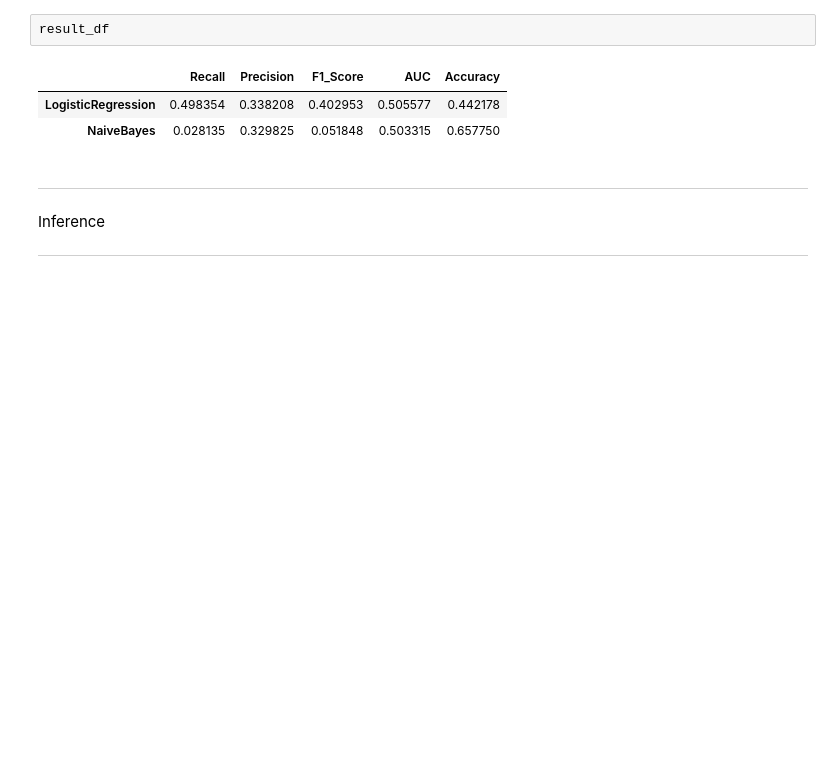
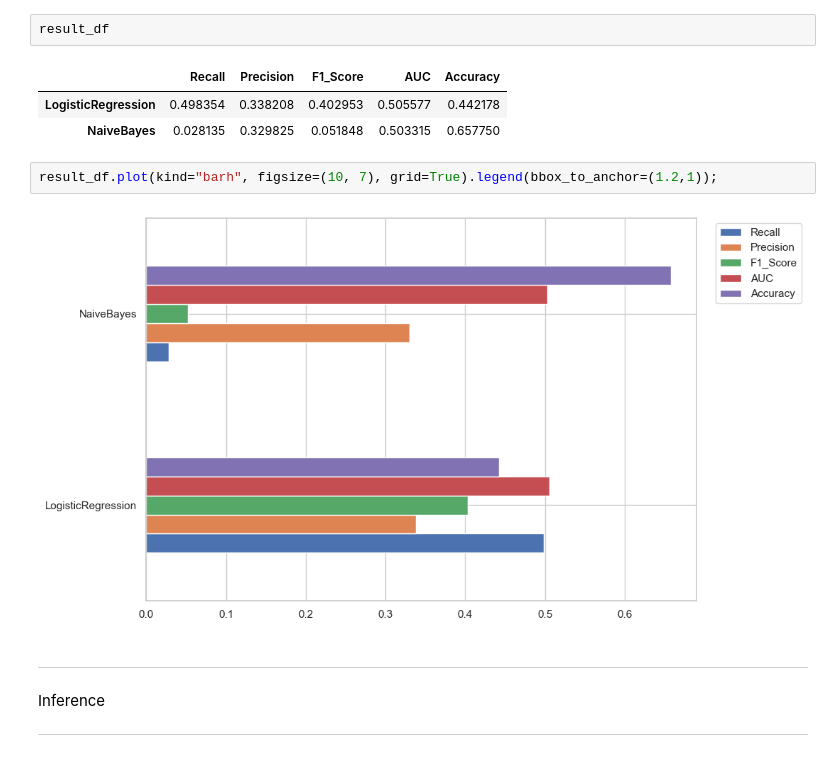
Before and after one commit to anoushka-rao/Mental_Health_and_Burnout, a Jupyter notebook: Mental Health Workplace Survey EDA.ipynb, the cells around one changed output. Saved outputs shown, nothing was run; the diff lists cells and outputs as text; blank space fills up the shorter version.

```diff
--- a/Mental Health Workplace Survey EDA.ipynb
+++ b/Mental Health Workplace Survey EDA.ipynb
@@ -1094,6 +1088,10 @@ result_df
 |  | Recall | Precision | F1_Score | AUC | Accuracy |
 | LogisticRegression | 0.498354 | 0.338208 | 0.402953 | 0.505577 | 0.442178 |
 | NaiveBayes | 0.028135 | 0.329825 | 0.051848 | 0.503315 | 0.657750 |
+# %%
+result_df.plot(kind="barh", figsize=(10, 7), grid=True).legend(bbox_to_anchor=(1.2,1));
+# %% [output]
+[figure, added]
 # %% [markdown]
 ---
 Inference
```
Also changed, not shown: parts of 2 cells of this notebook.
